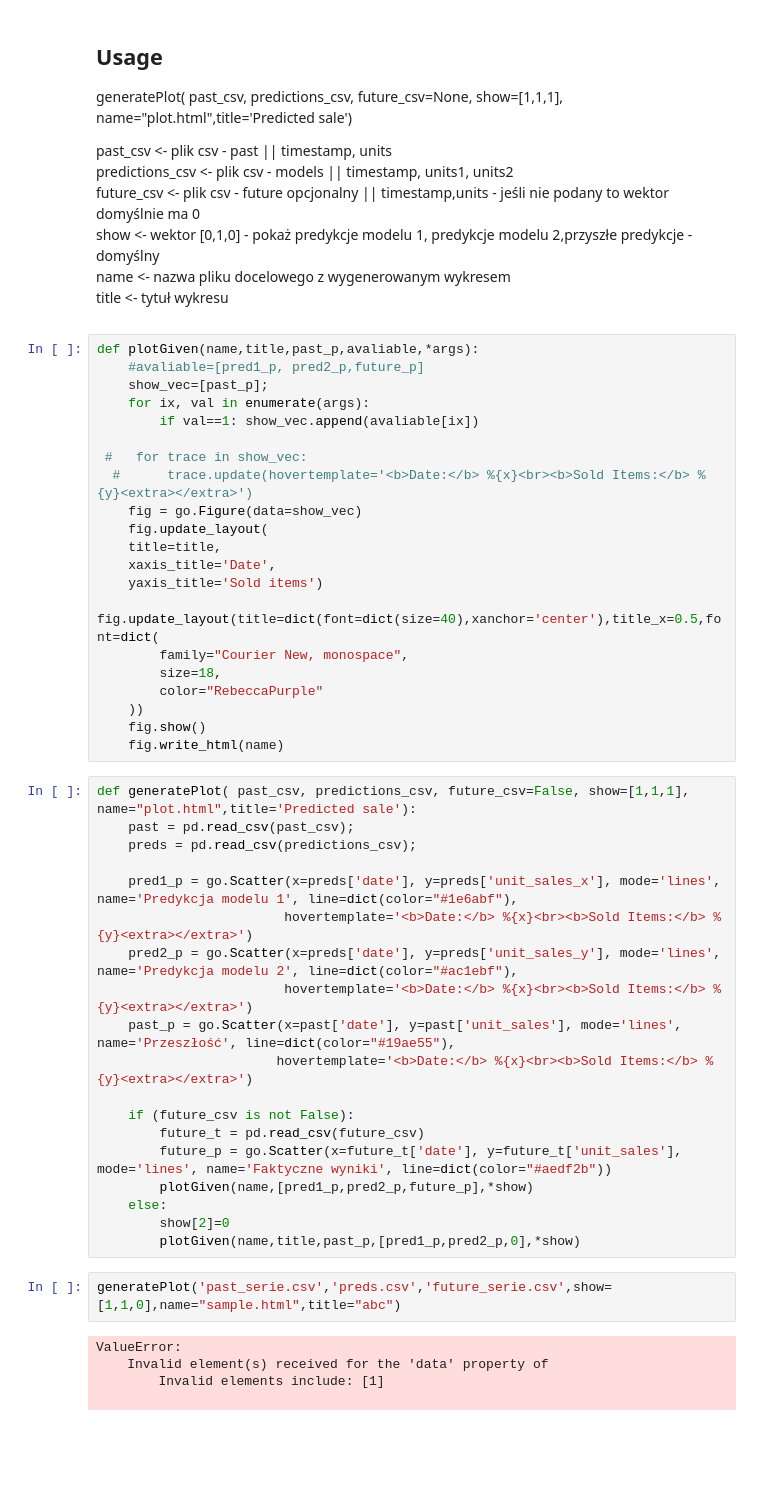
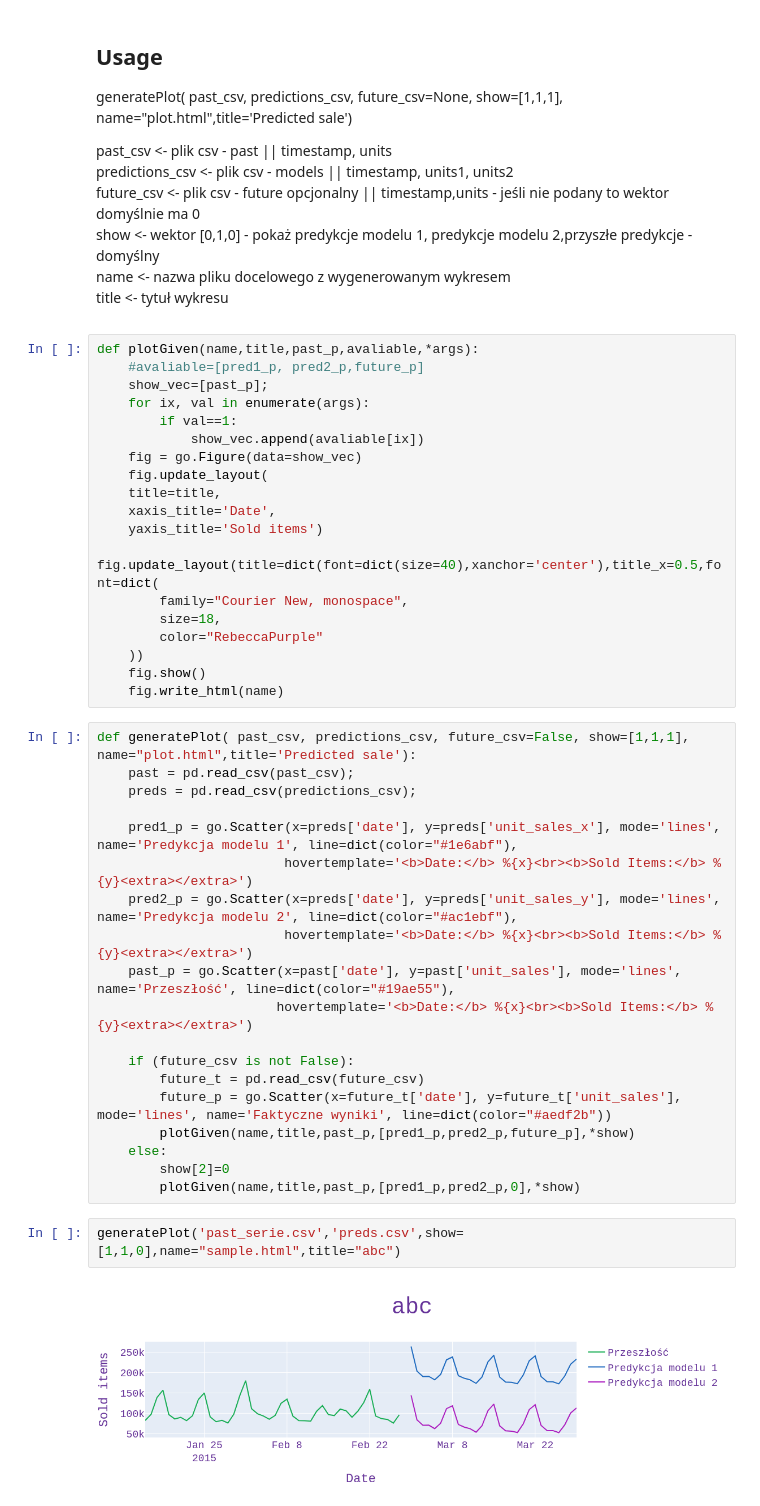
Before and after one commit to AI-LAB-AGH/Krakology, a Jupyter notebook: Plots/GeneratePlotsFunction.ipynb, the cells around one changed output. Saved outputs shown, nothing was run; the diff lists cells and outputs as text; blank space fills up the shorter version.

Commit message:
Fixed no future_csv problem

```diff
--- a/Plots/GeneratePlotsFunction.ipynb
+++ b/Plots/GeneratePlotsFunction.ipynb
@@ -19,10 +19,8 @@ def plotGiven(name,title,past_p,avaliable,*args):
     #avaliable=[pred1_p, pred2_p,future_p]
     show_vec=[past_p];
     for ix, val in enumerate(args):
-        if val==1: show_vec.append(avaliable[ix])
-
- #   for trace in show_vec:
-  #      trace.update(hovertemplate='<b>Date:</b> %{x}<br><b>Sold Items:</b> %{y}<extra></extra>')
+        if val==1:
+            show_vec.append(avaliable[ix])
     fig = go.Figure(data=show_vec)
     fig.update_layout(
     title=title,
@@ -50,14 +48,11 @@ def generatePlot( past_csv, predictions_csv, future_csv=False, show=[1,1,1], nam
     if (future_csv is not False):
         future_t = pd.read_csv(future_csv)
         future_p = go.Scatter(x=future_t['date'], y=future_t['unit_sales'], mode='lines', name='Faktyczne wyniki', line=dict(color="#aedf2b"))
-        plotGiven(name,[pred1_p,pred2_p,future_p],*show)
+        plotGiven(name,title,past_p,[pred1_p,pred2_p,future_p],*show)
     else:
         show[2]=0
         plotGiven(name,title,past_p,[pred1_p,pred2_p,0],*show)
 # %%
-generatePlot('past_serie.csv','preds.csv','future_serie.csv',show=[1,1,0],name="sample.html",title="abc")
+generatePlot('past_serie.csv','preds.csv',show=[1,1,0],name="sample.html",title="abc")
 # %% [output]
-ValueError:
-    Invalid element(s) received for the 'data' property of
-        Invalid elements include: [1]
-
+[figure, added]
```
